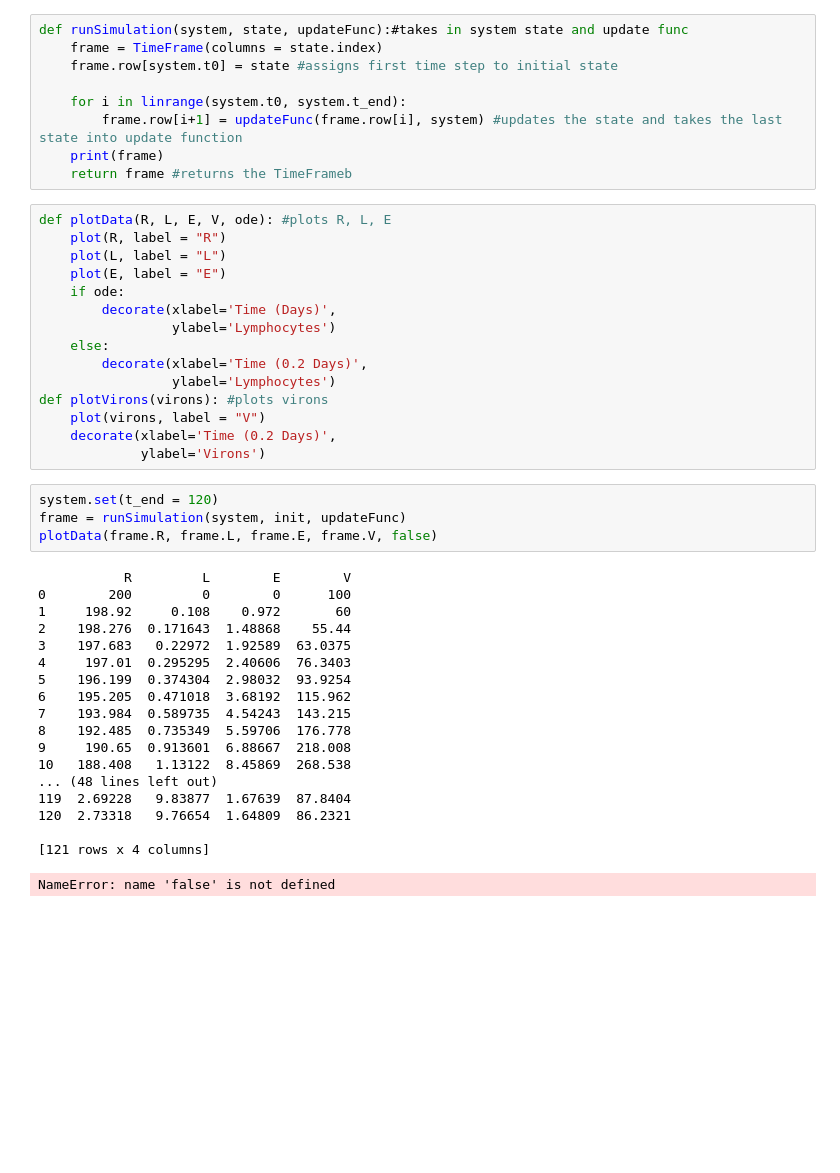
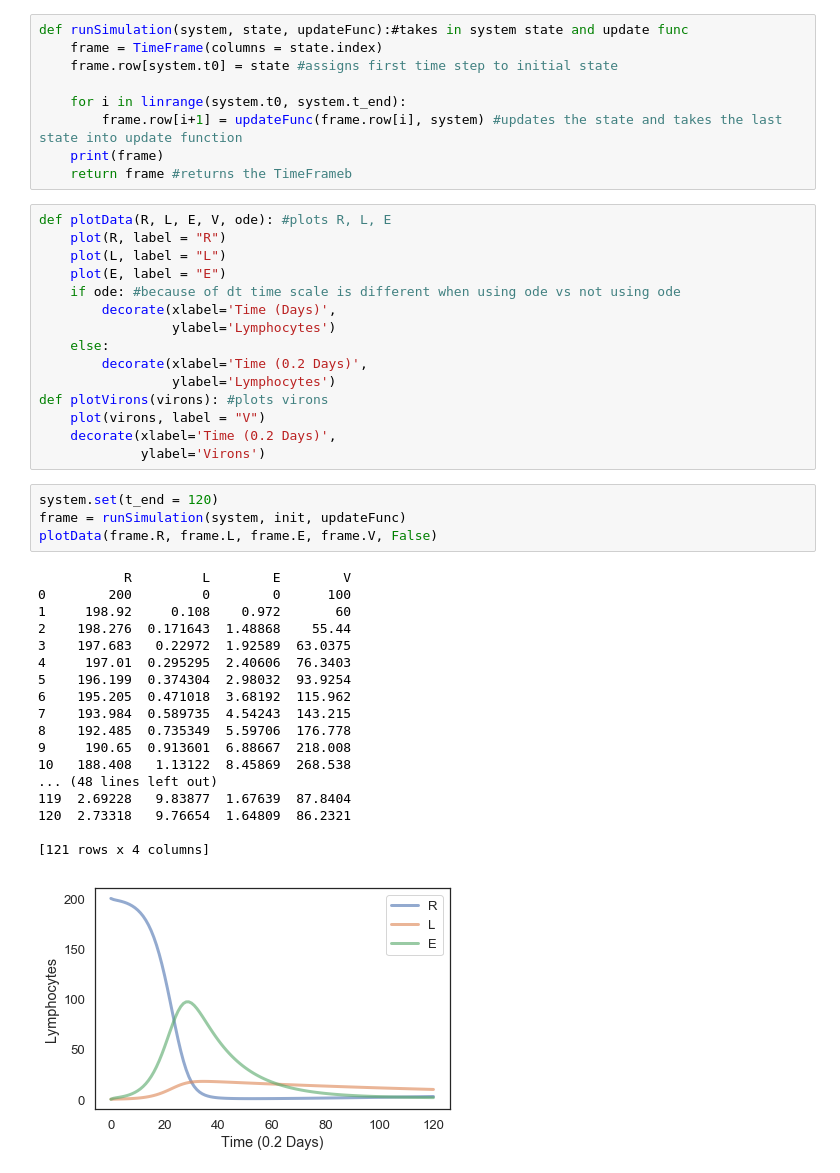
Before and after one commit to davidt315/ModSimPy, a Jupyter notebook: code/hiv_model.ipynb, the cells around one changed output. Drawn from its saved outputs; the diff is of its cells as text; blank space fills up the shorter version.

```diff
--- a/code/hiv_model.ipynb
+++ b/code/hiv_model.ipynb
@@ -78,7 +78,7 @@ def plotData(R, L, E, V, ode): #plots R, L, E
     plot(R, label = "R")
     plot(L, label = "L")
     plot(E, label = "E")
-    if ode:
+    if ode: #because of dt time scale is different when using ode vs not using ode
         decorate(xlabel='Time (Days)',
                  ylabel='Lymphocytes')
     else:
@@ -91,26 +91,26 @@ def plotVirons(virons): #plots virons
 # %%
 system.set(t_end = 120)
 frame = runSimulation(system, init, updateFunc)
-plotData(frame.R, frame.L, frame.E, frame.V, false)
+plotData(frame.R, frame.L, frame.E, frame.V, False)
 # %% [output]
            R         L        E        V
 0        200         0        0      100
 1     198.92     0.108    0.972       60
 2    198.276  0.171643  1.48868    55.44
 3    197.683   0.22972  1.92589  63.0375
 4     197.01  0.295295  2.40606  76.3403
 5    196.199  0.374304  2.98032  93.9254
 6    195.205  0.471018  3.68192  115.962
 7    193.984  0.589735  4.54243  143.215
 8    192.485  0.735349  5.59706  176.778
 9     190.65  0.913601  6.88667  218.008
 10   188.408   1.13122  8.45869  268.538
 ... (48 lines left out)
 119  2.69228   9.83877  1.67639  87.8404
 120  2.73318   9.76654  1.64809  86.2321
 
 [121 rows x 4 columns]
-NameError: name 'false' is not defined
+[figure, added]
 # %%
 plotVirons(frame.V)
 # %% [output]
```
Also changed, not shown: parts of 2 cells of this notebook.
